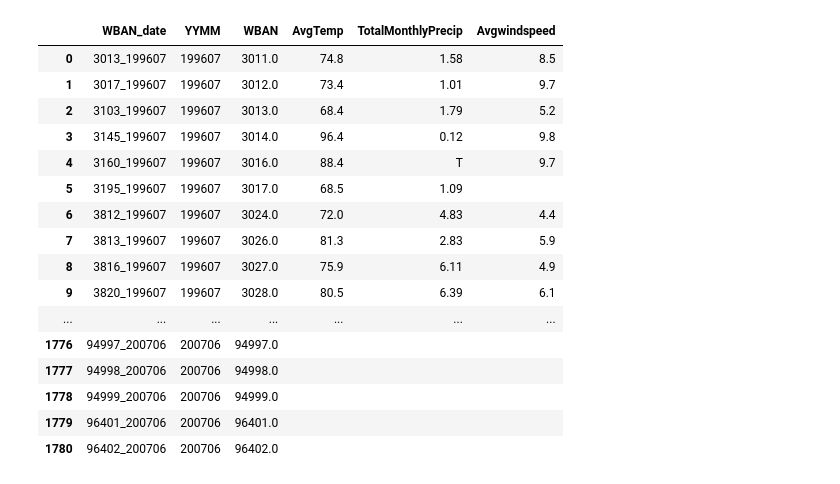
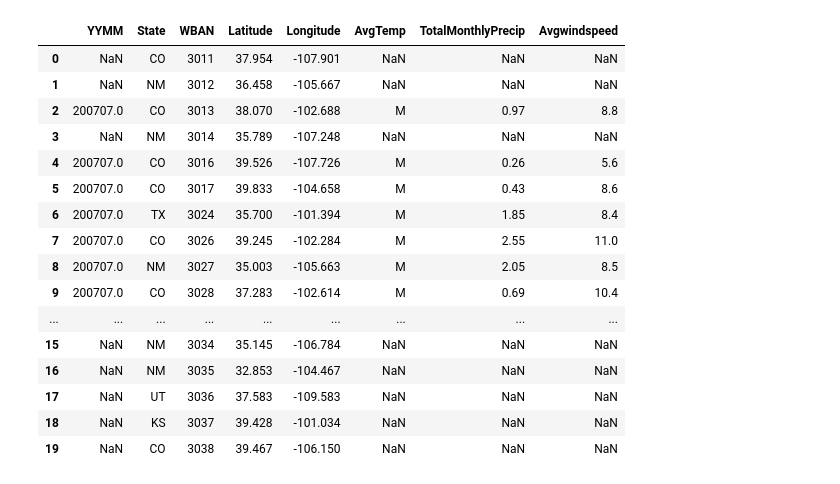
Before and after one commit to tydpan/EASE-Project, a Jupyter notebook: Arranged_Data/weather_data.ipynb, the cells around one changed output. Saved outputs shown, nothing was run; the diff lists cells and outputs as text; code cells hidden in the pictures.

Commit message:
finishing weather data processing

```diff
--- a/Arranged_Data/weather_data.ipynb
+++ b/Arranged_Data/weather_data.ipynb
@@ -6,7 +6,5 @@ import os
 import glob
 # %%
 #station data
-weather_station = pd.read_csv("../Original_Data/Final_weather_data/Station list/station_list.txt",delimiter='|')
-weather_table = weather_station[['WBAN','Name','Latitude','Longitude']]
-weather_table.columns = ['WBAN','Location','Latitude','Longitude']
-weather_table
+weather_station = pd.read_csv("../Original_Data/Final_weather_data/Station_list/station_list.txt",delimiter='|')
+weather_table = weather_station[['WBAN','State','Latitude','Longitude']]
@@ -32,5 +11,6 @@ weather_table
 # %%
 #try out dataset from 199607
+#building block for dataframe processing
 dailyavg9607 = pd.read_csv("../Original_Data/Final_weather_data/200706dailyavg.txt",delimiter=',')
 readindata = dailyavg9607.rename(columns = {'Wban Number':'WBAN'}).iloc[:,[0,6,26,-3]]
 WBAN_copy = readindata['WBAN']
@@ -41,8 +21,6 @@ for i in weather_date.iloc[:,0]:
 
 afprocessedwd = pd.DataFrame(temp_list)
 result_data = pd.concat([readindata, afprocessedwd], axis=1)
-result_data.columns = ['WBAN_date','AvgTemp','TotalMonthlyPrecip','Avgwindspeed','YYMM']
-result_data['WBAN_date'] = result_data['WBAN_date'].astype(str) + '_' + (result_data['YYMM'].astype(str))
-result_data['WBAN'] = WBAN_copy
-result_data = result_data[['WBAN_date','YYMM','WBAN','AvgTemp','TotalMonthlyPrecip','Avgwindspeed']]
-result_data
+result_data.columns = ['WBAN','AvgTemp','TotalMonthlyPrecip','Avgwindspeed','YYMM']
+result_data = result_data[['YYMM','WBAN','AvgTemp','TotalMonthlyPrecip','Avgwindspeed']]
+final_weather_table = pd.merge(left=weather_table,right=result_data, how='left', left_on='WBAN', right_on='WBAN')
@@ -89,40 +68,32 @@ for filename in os.listdir("../Original_Data/Final_weather_data"):
 # %%
-path =r'../Original_Data/Final_weather_data'
-allFiles = glob.glob(path + "/*.txt")
-frame = pd.DataFrame()
-list_ = []
-for file_ in allFiles:
-    read_in = pd.read_csv(file_,index_col=None, header=0)
-    readindata = read_in.rename(columns = {'Wban Number':'WBAN'}).iloc[:,[0,6,26,-3]]
-    weather_date = pd.DataFrame(read_in.iloc[:,1]/float(100))
-    temp_list = []
-    for i in weather_date.iloc[:,0]:
-        temp_list.append(math.floor(i))
-
-    afprocessedwd = pd.DataFrame(temp_list)
-    result_data = pd.concat([readindata, afprocessedwd], axis=1)
-    result_data.columns = ['WBAN_date','AvgTemp','TotalMonthlyPrecip','Avgwindspeed','YYMM']
-    result_data['WBAN_date'] = result_data['WBAN_date'].astype(str) + '_' + (result_data['YYMM'].astype(str))
-    result_data['WBAN'] = WBAN_copy
-    result_data = result_data[['WBAN_date','YYMM','WBAN','AvgTemp','TotalMonthlyPrecip','Avgwindspeed']]
-    list_.append(result_data)
-frame = pd.concat(list_)
-frame
+path =r'../Original_Data/Final_weather_data/More'
+allFiles07to16 = glob.glob(path + "/*.txt")
+weather_frame07to16 = pd.DataFrame()
+list07to16_ = []
+for file_ in allFiles07to16:
+    read_in = pd.read_csv(file_, index_col=None, header=0, error_bad_lines=False)
+    result_data = read_in.rename(columns = {'Wban Number':'WBAN'}).iloc[:,[0,1,6,26,-3]]
+    final_weather_table = pd.merge(left=weather_table,right=result_data, how='left', left_on='WBAN', right_on='WBAN')
+    final_weather_table.columns = ['WBAN','State','Latitude','Longitude','YYMM','AvgTemp','TotalMonthlyPrecip','Avgwindspeed']
+    final_weather_table = final_weather_table[['YYMM','State','WBAN','Latitude','Longitude','AvgTemp','TotalMonthlyPrecip','Avgwindspeed']]
+    list07to16_.append(final_weather_table)
+weather_frame07to16 = pd.concat(list07to16_)
+weather_frame07to16.head(20)
 # %% [output]
-|  | WBAN_date | YYMM | WBAN | AvgTemp | TotalMonthlyPrecip | Avgwindspeed |
-| 0 | 3013_199607 | 199607 | 3011.0 | 74.8 | 1.58 | 8.5 |
-| 1 | 3017_199607 | 199607 | 3012.0 | 73.4 | 1.01 | 9.7 |
-| 2 | 3103_199607 | 199607 | 3013.0 | 68.4 | 1.79 | 5.2 |
-| 3 | 3145_199607 | 199607 | 3014.0 | 96.4 | 0.12 | 9.8 |
-| 4 | 3160_199607 | 199607 | 3016.0 | 88.4 | T | 9.7 |
-| 5 | 3195_199607 | 199607 | 3017.0 | 68.5 | 1.09 |  |
-| 6 | 3812_199607 | 199607 | 3024.0 | 72.0 | 4.83 | 4.4 |
-| 7 | 3813_199607 | 199607 | 3026.0 | 81.3 | 2.83 | 5.9 |
-| 8 | 3816_199607 | 199607 | 3027.0 | 75.9 | 6.11 | 4.9 |
-| 9 | 3820_199607 | 199607 | 3028.0 | 80.5 | 6.39 | 6.1 |
-| ... | ... | ... | ... | ... | ... | ... |
-| 1776 | 94997_200706 | 200706 | 94997.0 |  |  |  |
-| 1777 | 94998_200706 | 200706 | 94998.0 |  |  |  |
-| 1778 | 94999_200706 | 200706 | 94999.0 |  |  |  |
-| 1779 | 96401_200706 | 200706 | 96401.0 |  |  |  |
-| 1780 | 96402_200706 | 200706 | 96402.0 |  |  |  |
+|  | YYMM | State | WBAN | Latitude | Longitude | AvgTemp | TotalMonthlyPrecip | Avgwindspeed |
+| 0 | NaN | CO | 3011 | 37.954 | -107.901 | NaN | NaN | NaN |
+| 1 | NaN | NM | 3012 | 36.458 | -105.667 | NaN | NaN | NaN |
+| 2 | 200707.0 | CO | 3013 | 38.070 | -102.688 | M | 0.97 | 8.8 |
+| 3 | NaN | NM | 3014 | 35.789 | -107.248 | NaN | NaN | NaN |
+| 4 | 200707.0 | CO | 3016 | 39.526 | -107.726 | M | 0.26 | 5.6 |
+| 5 | 200707.0 | CO | 3017 | 39.833 | -104.658 | M | 0.43 | 8.6 |
+| 6 | 200707.0 | TX | 3024 | 35.700 | -101.394 | M | 1.85 | 8.4 |
+| 7 | 200707.0 | CO | 3026 | 39.245 | -102.284 | M | 2.55 | 11.0 |
+| 8 | 200707.0 | NM | 3027 | 35.003 | -105.663 | M | 2.05 | 8.5 |
+| 9 | 200707.0 | CO | 3028 | 37.283 | -102.614 | M | 0.69 | 10.4 |
+| ... | ... | ... | ... | ... | ... | ... | ... | ... |
+| 15 | NaN | NM | 3034 | 35.145 | -106.784 | NaN | NaN | NaN |
+| 16 | NaN | NM | 3035 | 32.853 | -104.467 | NaN | NaN | NaN |
+| 17 | NaN | UT | 3036 | 37.583 | -109.583 | NaN | NaN | NaN |
+| 18 | NaN | KS | 3037 | 39.428 | -101.034 | NaN | NaN | NaN |
+| 19 | NaN | CO | 3038 | 39.467 | -106.150 | NaN | NaN | NaN |
```
Also changed, not shown: parts of 8 cells of this notebook.
